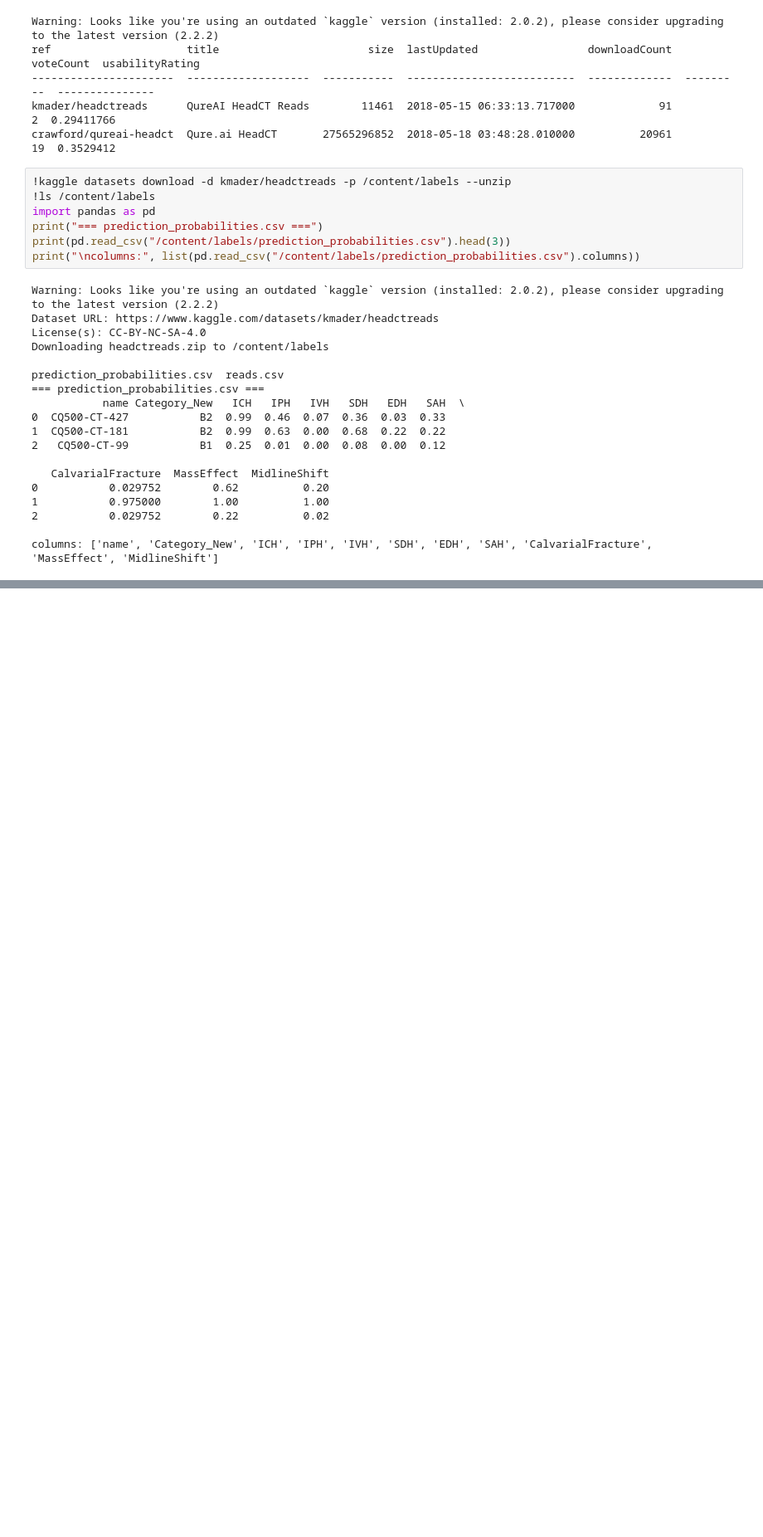
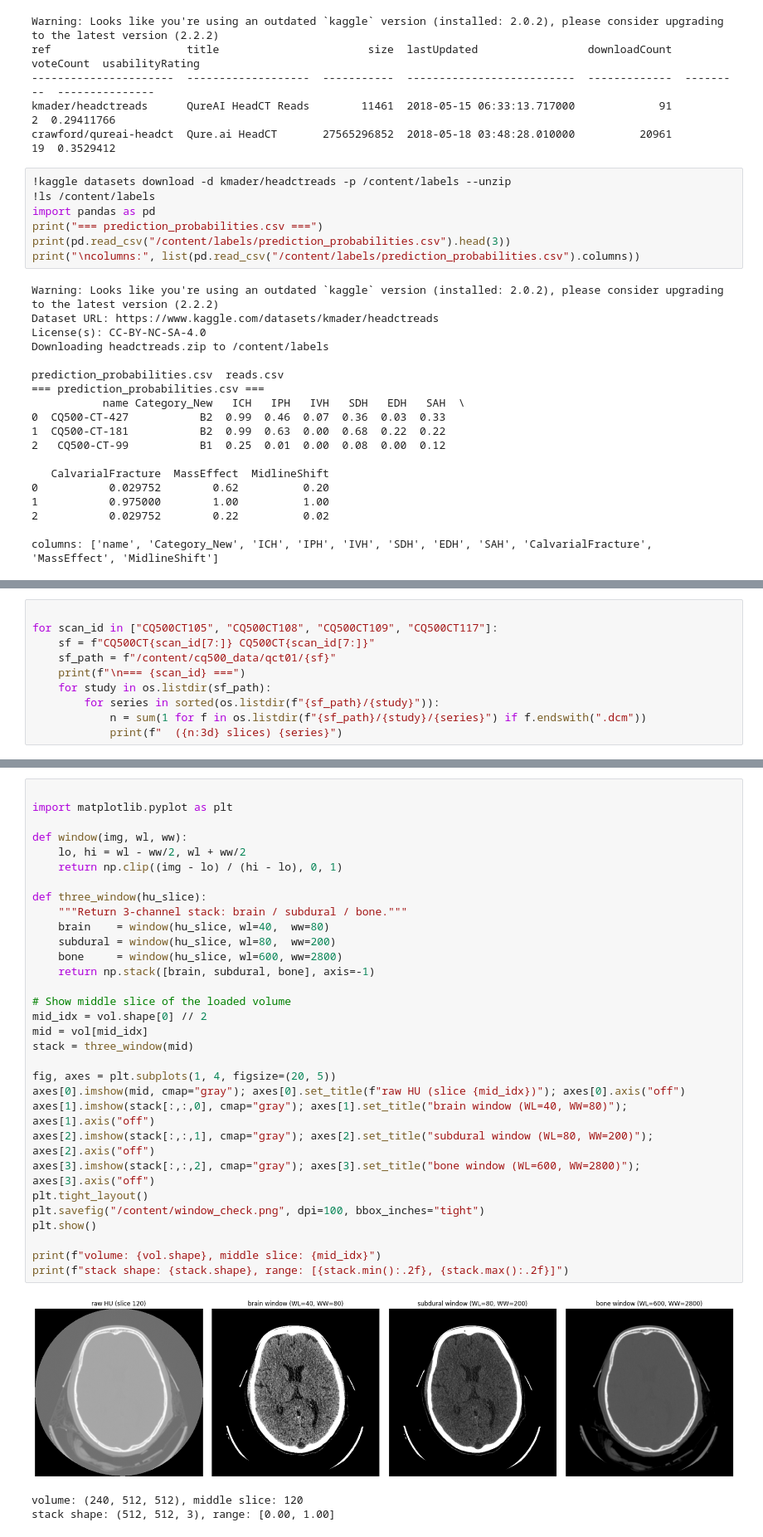
Before and after one commit to Lembachar/NeuroSentry, a Jupyter notebook: notebooks/week1_imad_model.ipynb, the cells around one changed output, grey strips where cells are left out. Shown at 83% size. Drawn from its saved outputs; the diff is of its cells as text; blank space fills up the shorter version.

```diff
--- a/notebooks/week1_imad_model.ipynb
+++ b/notebooks/week1_imad_model.ipynb
@@ -203,0 +378,10 @@ overlay         113G   86G   27G  77% /
+# %%
+
+for scan_id in ["CQ500CT105", "CQ500CT108", "CQ500CT109", "CQ500CT117"]:
+    sf = f"CQ500CT{scan_id[7:]} CQ500CT{scan_id[7:]}"
+    sf_path = f"/content/cq500_data/qct01/{sf}"
+    print(f"\n=== {scan_id} ===")
+    for study in os.listdir(sf_path):
+        for series in sorted(os.listdir(f"{sf_path}/{study}")):
+            n = sum(1 for f in os.listdir(f"{sf_path}/{study}/{series}") if f.endswith(".dcm"))
+            print(f"  ({n:3d} slices) {series}")
@@ -203,0 +647,35 @@ overlay         113G   86G   27G  77% /
+# %%
+
+import matplotlib.pyplot as plt
+
+def window(img, wl, ww):
+    lo, hi = wl - ww/2, wl + ww/2
+    return np.clip((img - lo) / (hi - lo), 0, 1)
+
+def three_window(hu_slice):
+    """Return 3-channel stack: brain / subdural / bone."""
+    brain    = window(hu_slice, wl=40,  ww=80)
+    subdural = window(hu_slice, wl=80,  ww=200)
+    bone     = window(hu_slice, wl=600, ww=2800)
+    return np.stack([brain, subdural, bone], axis=-1)
+
+# Show middle slice of the loaded volume
+mid_idx = vol.shape[0] // 2
+mid = vol[mid_idx]
+stack = three_window(mid)
+
+fig, axes = plt.subplots(1, 4, figsize=(20, 5))
+axes[0].imshow(mid, cmap="gray"); axes[0].set_title(f"raw HU (slice {mid_idx})"); axes[0].axis("off")
+axes[1].imshow(stack[:,:,0], cmap="gray"); axes[1].set_title("brain window (WL=40, WW=80)"); axes[1].axis("off")
+axes[2].imshow(stack[:,:,1], cmap="gray"); axes[2].set_title("subdural window (WL=80, WW=200)"); axes[2].axis("off")
+axes[3].imshow(stack[:,:,2], cmap="gray"); axes[3].set_title("bone window (WL=600, WW=2800)"); axes[3].axis("off")
+plt.tight_layout()
+plt.savefig("/content/window_check.png", dpi=100, bbox_inches="tight")
+plt.show()
+
+print(f"volume: {vol.shape}, middle slice: {mid_idx}")
+print(f"stack shape: {stack.shape}, range: [{stack.min():.2f}, {stack.max():.2f}]")
+# %% [output]
+[figure, added]
+volume: (240, 512, 512), middle slice: 120
+stack shape: (512, 512, 3), range: [0.00, 1.00]
```
Also changed, not shown: parts of 23 cells of this notebook, 3 other files.
